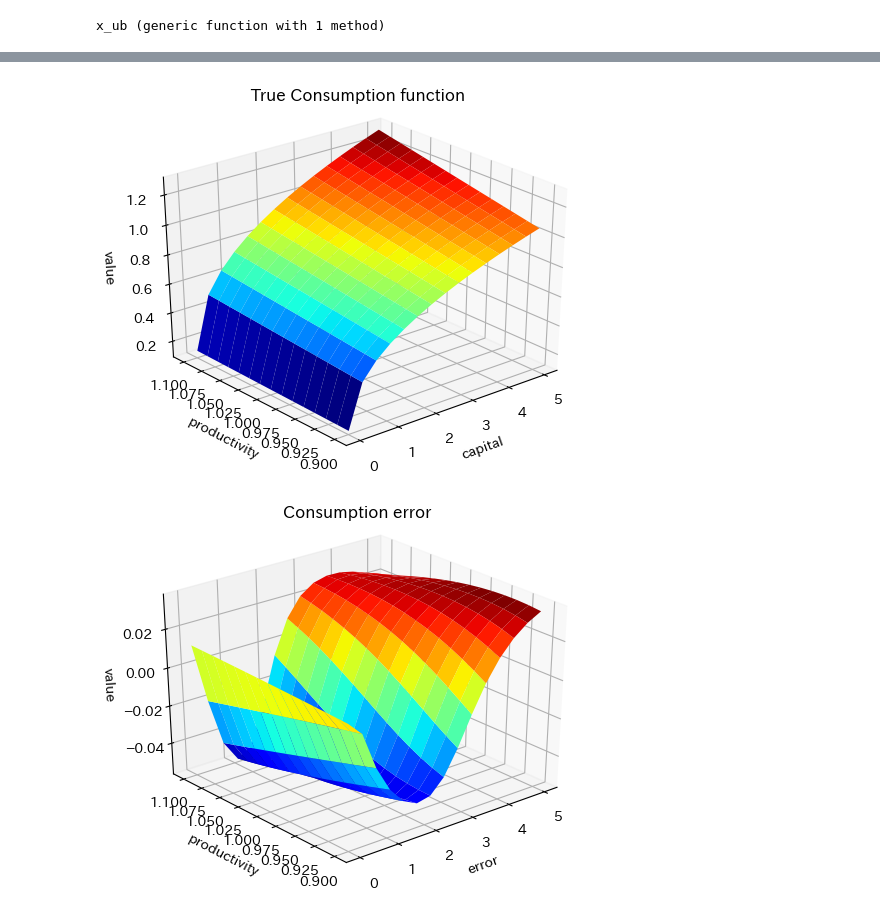
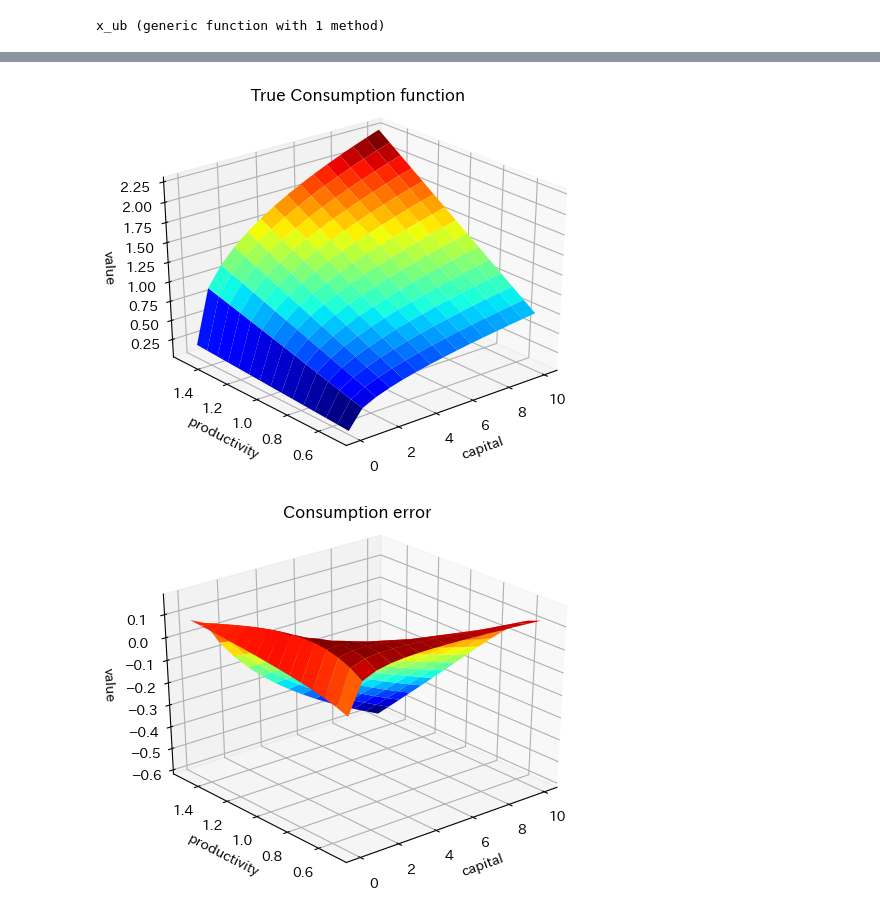
Before and after one commit to tokupooh/testcode, a Jupyter notebook: OGM_ContinuousDPs.ipynb, the cells around one changed output, grey strips where cells are left out. Saved outputs shown, nothing was run; the diff lists cells and outputs as text; code cells hidden in the pictures.

```diff
--- a/OGM_ContinuousDPs.ipynb
+++ b/OGM_ContinuousDPs.ipynb
@@ -129,6 +126,6 @@ H = α/(1.0-ab)
 0.547112462006079
 # %%
 # Gaussian Hermite quadrature
-n_shocks = 5
+n_shocks = 3
 shocks, weights = qnwnorm(n_shocks, 0.0, σ^2)
 # %% [output]
@@ -171,2 +150,17 @@ x_ub(s::Vector{Float64}) =s[2]*s[1]^α + (1.0-δ)*s[1]　# resource constraint
 # %% [output]
 x_ub (generic function with 1 method)
+# %%
+# set nodes
+#cheb
+#n = [20, 30]
+#s_min = [0.01 0.4]
+#s_max = [8.5 1.7]
+#basis = Basis(map(ChebParams, n, s_min, s_max)...)
+
+# spline
+k = [3, 3]
+m = [15, 15]
+breaks = m - (k.-1)
+s_min = [0.01 0.5]
+s_max = [10.0 1.5]
+basis = Basis(map(SplineParams, breaks, s_min, s_max, k)...)
@@ -173,2 +170,4 @@ x_ub (generic function with 1 method)
 # %%
 cdp = ContinuousDP(f, g, β, shocks, weights, x_lb, x_ub, basis);
+# %%
+res = solve(cdp,VFI,v_init= ones(cdp.interp.length));
@@ -175,3 +184,3 @@ cdp = ContinuousDP(f, g, β, shocks, weights, x_lb, x_ub, basis);
 # %%
-res = solve(cdp, VFI);
+res2 = solve(cdp,VFI);
 # %% [output]
@@ -282,18 +308,18 @@ ax[:set_zlabel](zlabel)
 ax[:set_title](title, y=1.05)
 ax[:view_init](ax[:elev], 230)
 # %% [output]
-[figure, old version]
+[figure, new version]
 # %%
 title = "Consumption error"
-xlabel = "error"
+xlabel = "capital"
 ylabel = "productivity"
 zlabel = "value"
 PyPlot.surf(grids..., permutedims(reshape(true_cons-X, grid_length...)), cmap=PyPlot.cm[:jet])
 ax = PyPlot.gca()
 ax[:set_xlabel](xlabel)
 ax[:set_ylabel](ylabel)
 ax[:set_zlabel](zlabel)
 ax[:set_title](title, y=1.05)
 ax[:view_init](ax[:elev], 230)
 # %% [output]
-[figure, old version]
+[figure, new version]
```
Also changed, not shown: parts of 19 cells of this notebook.
